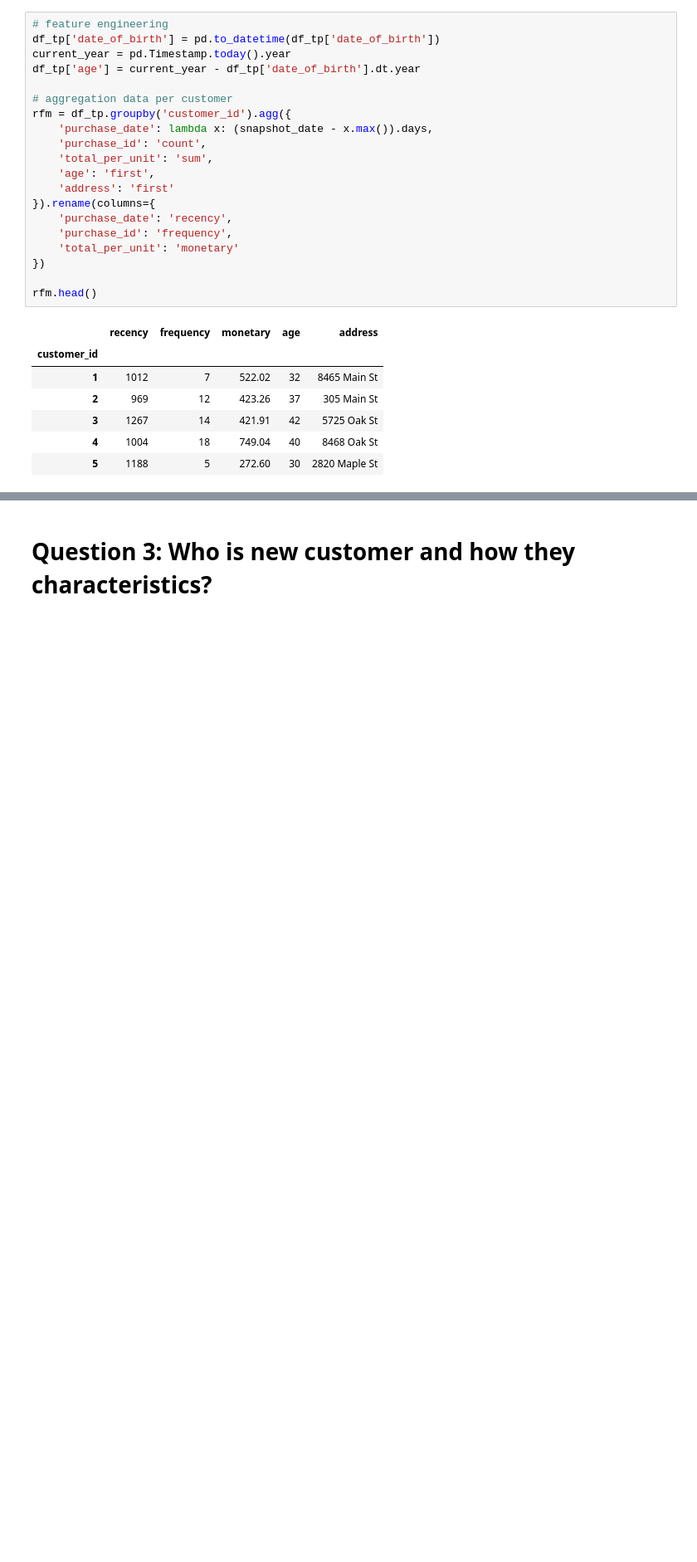
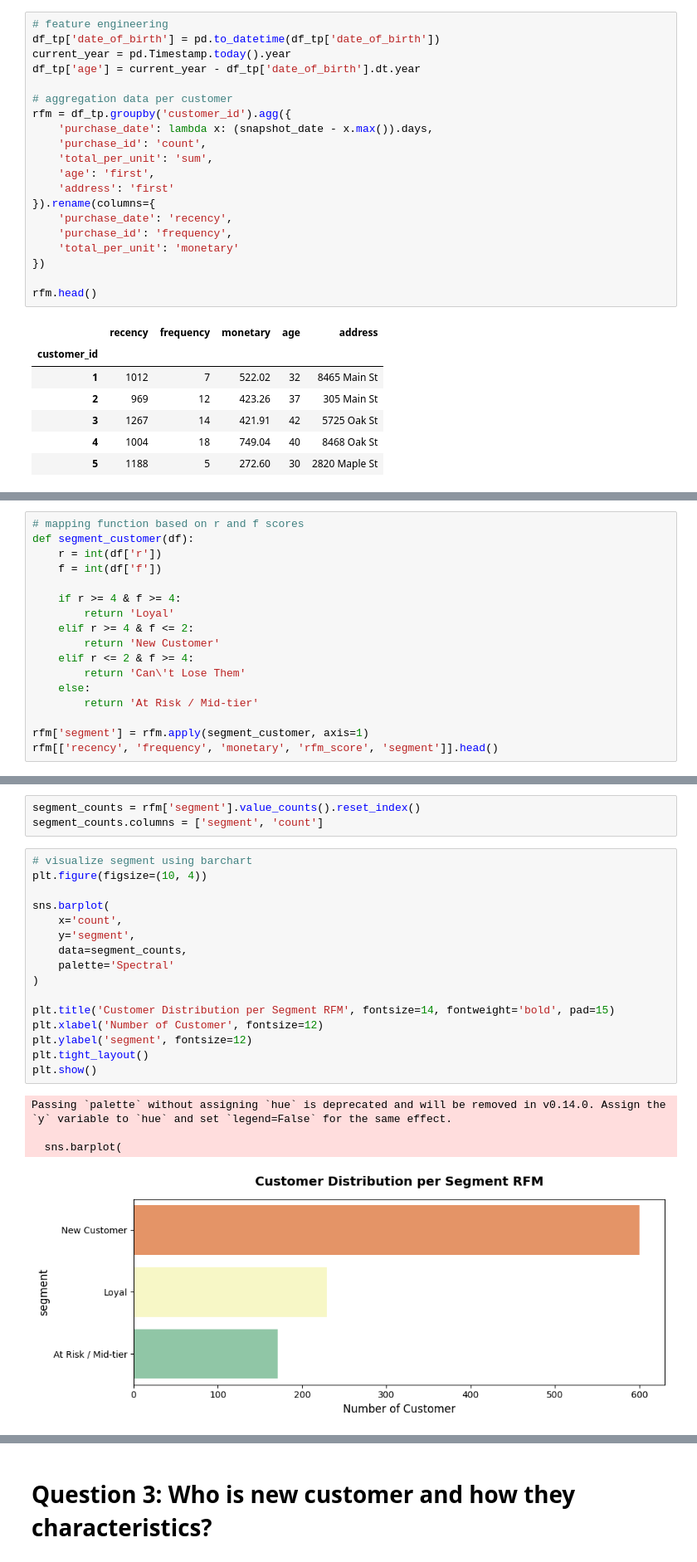
Before and after one commit to Rafsen-cell/GCI-World-2026, a Jupyter notebook: retail_costumer_value_&_performance_analysis.ipynb, the cells around one changed output, grey strips where cells are left out. Shown at 83% size. Drawn from its saved outputs; the diff is of its cells as text; blank space fills up the shorter version.

```diff
--- a/retail_costumer_value_&_performance_analysis.ipynb
+++ b/retail_costumer_value_&_performance_analysis.ipynb
@@ -268,0 +280,17 @@ rfm.head()
+# %%
+# mapping function based on r and f scores
+def segment_customer(df):
+    r = int(df['r'])
+    f = int(df['f'])
+
+    if r >= 4 & f >= 4:
+        return 'Loyal'
+    elif r >= 4 & f <= 2:
+        return 'New Customer'
+    elif r <= 2 & f >= 4:
+        return 'Can\'t Lose Them'
+    else:
+        return 'At Risk / Mid-tier'
+
+rfm['segment'] = rfm.apply(segment_customer, axis=1)
+rfm[['recency', 'frequency', 'monetary', 'rfm_score', 'segment']].head()
@@ -268,0 +305,24 @@ rfm.head()
+# %%
+segment_counts = rfm['segment'].value_counts().reset_index()
+segment_counts.columns = ['segment', 'count']
+# %%
+# visualize segment using barchart
+plt.figure(figsize=(10, 4))
+
+sns.barplot(
+    x='count',
+    y='segment',
+    data=segment_counts,
+    palette='Spectral'
+)
+
+plt.title('Customer Distribution per Segment RFM', fontsize=14, fontweight='bold', pad=15)
+plt.xlabel('Number of Customer', fontsize=12)
+plt.ylabel('segment', fontsize=12)
+plt.tight_layout()
+plt.show()
+# %% [output]
+Passing `palette` without assigning `hue` is deprecated and will be removed in v0.14.0. Assign the `y` variable to `hue` and set `legend=False` for the same effect.
+
+  sns.barplot(
+[figure, added]
```
Also changed, not shown: parts of 3 cells of this notebook.
